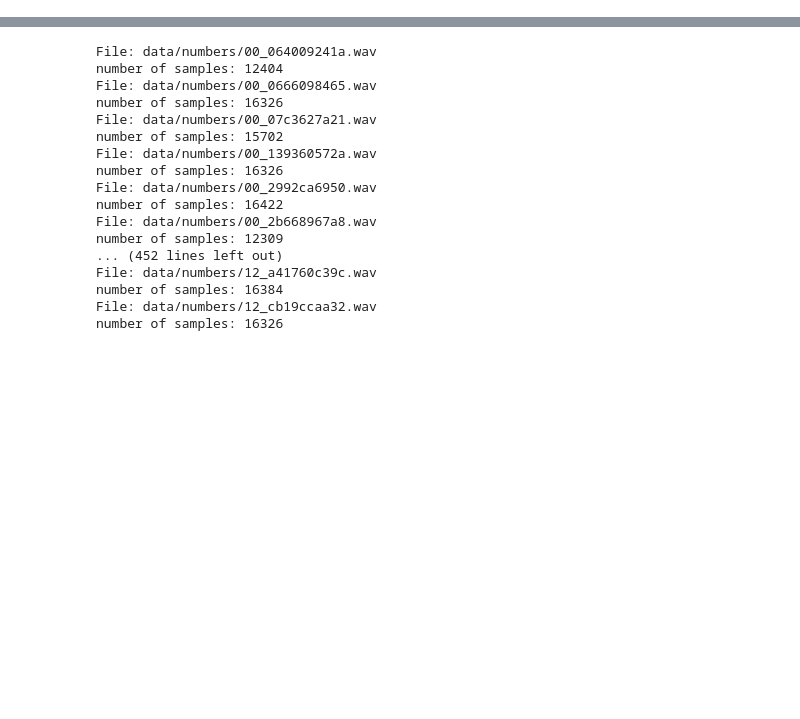
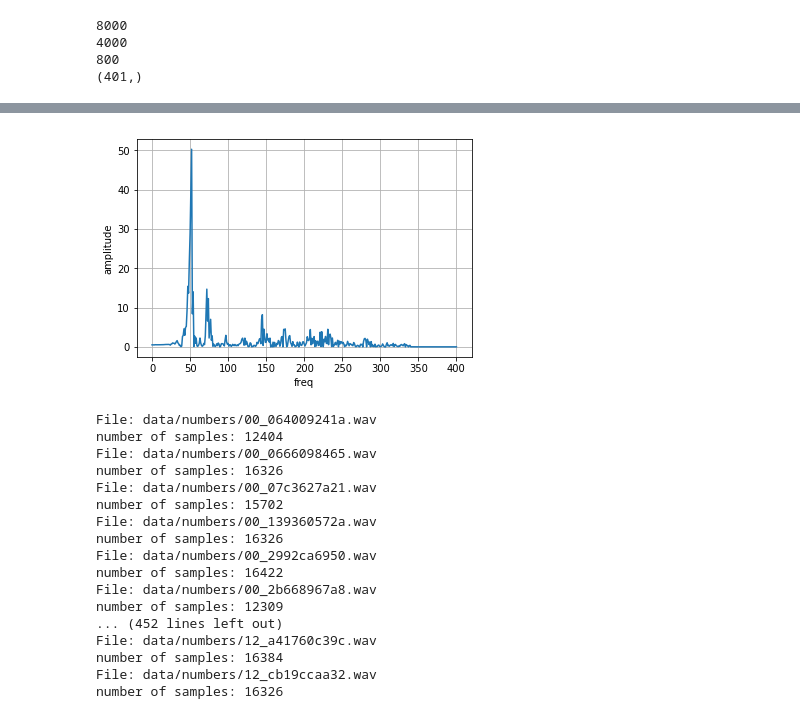
Before and after one commit to MerlinPCarson/AudioWords, a Jupyter notebook: AudioWords.ipynb, the cells around one changed output, grey strips where cells are left out. Saved outputs shown, nothing was run; the diff lists cells and outputs as text; code cells hidden in the pictures; blank space fills up the shorter version.

```diff
--- a/AudioWords.ipynb
+++ b/AudioWords.ipynb
@@ -181,0 +172,24 @@ Audio(data, rate=sample_rate)
+# %%
+fileName = 'data/filteredNumbers/11_6330420c05.wav'
+data, sample_rate = sf.read(fileName)
+print(sample_rate)
+print(len(data))
+duration = len(data)//5
+print(duration)
+
+mags = abs(np.real(np.fft.rfft(data[:duration])))
+print(mags.shape)
+plt.figure()
+plt.plot(mags)
+plt.xlabel('freq')
+plt.ylabel('amplitude')
+#plt.yscale('log')
+plt.grid(True)
+
+#clippedSamples = clip_audio(data)
+Audio(data, rate=sample_rate)
+# %% [output]
+8000
+4000
+800
+(401,)
@@ -182,3 +197,4 @@ Audio(data, rate=sample_rate)
+[figure, added]
 # %%
 path = 'data/numbers/'
 SAMPLE_RATE = 8000
```
Also changed, not shown: parts of 3 cells of this notebook, 1 other file.
